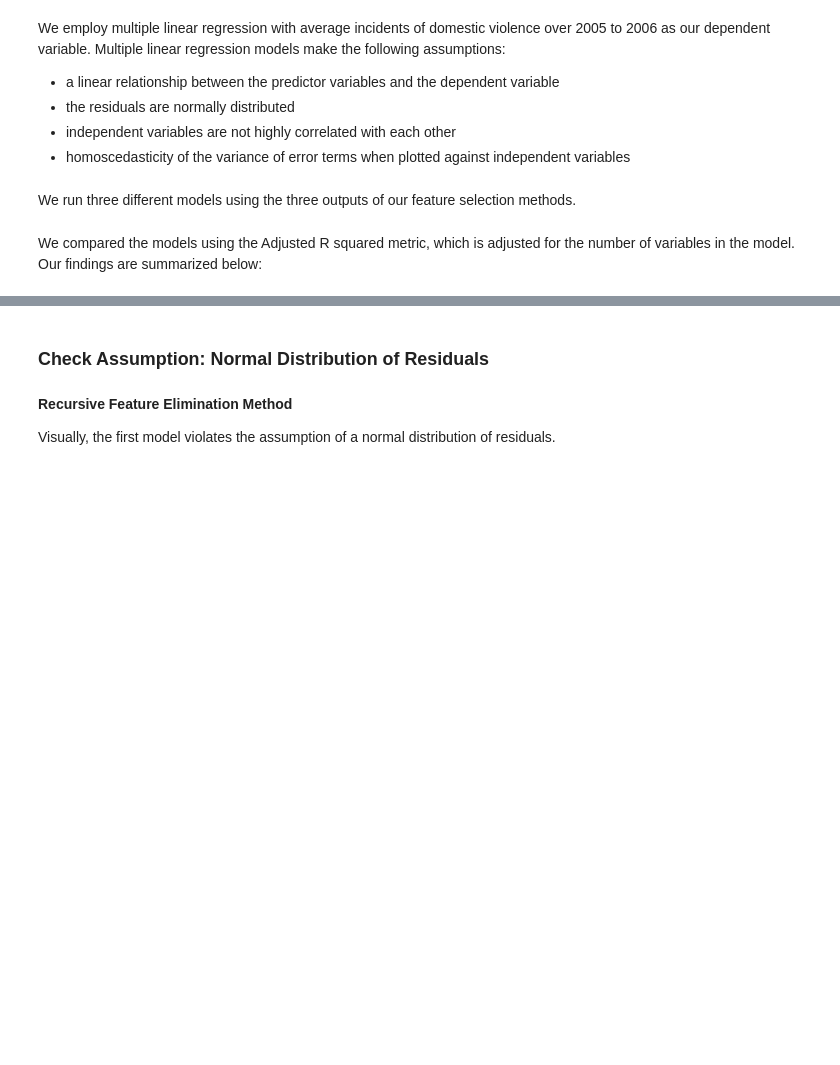
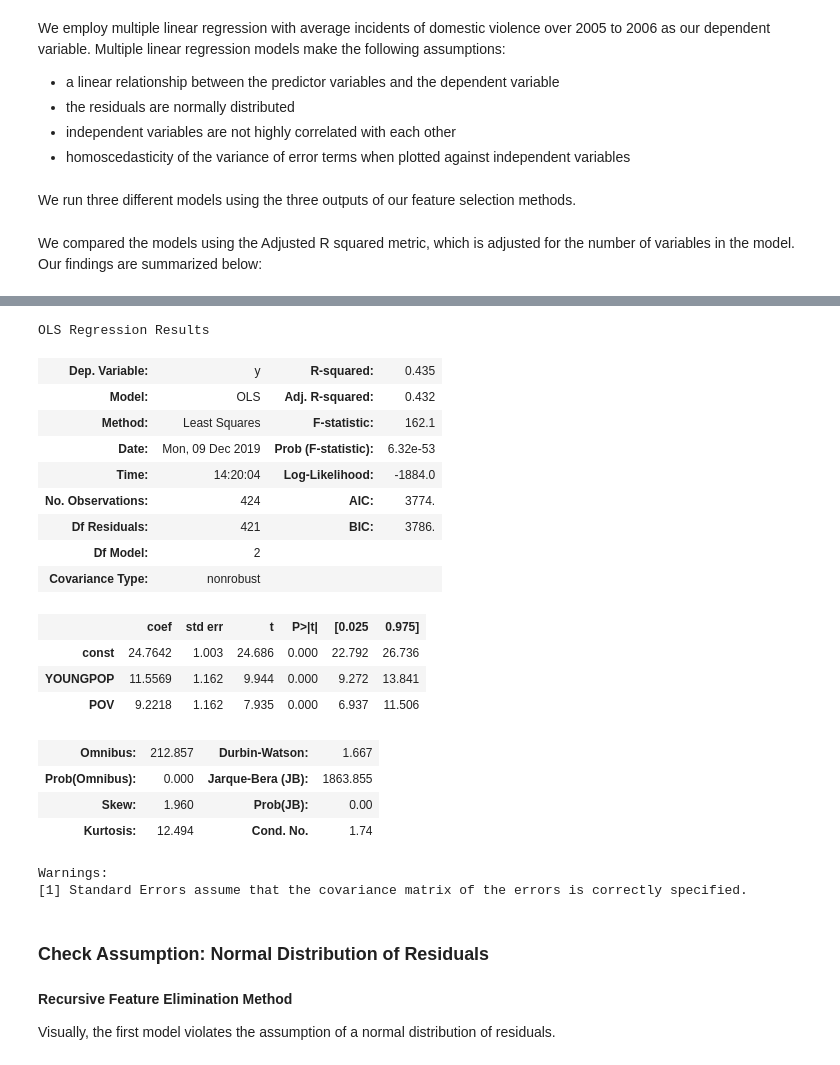
Before and after one commit to acl2171/regressionproj, a Jupyter notebook: notebooks/technical_notebook.ipynb, the cells around one changed output, grey strips where cells are left out. Drawn from its saved outputs; the diff is of its cells as text; code cells hidden in the pictures; blank space fills up the shorter version.

```diff
--- a/notebooks/technical_notebook.ipynb
+++ b/notebooks/technical_notebook.ipynb
@@ -173,6 +219,28 @@ resid_lasso = res_lasso.resid
 # %%
 res_forward = run_model(x_forward, np.array(y).reshape(-1,1))
 resid_forward = res_forward.resid
+res_forward.summary() #0.432
+# %% [output]
+OLS Regression Results
+| Dep. Variable: | y | R-squared: | 0.435 |
+| Model: | OLS | Adj. R-squared: | 0.432 |
+| Method: | Least Squares | F-statistic: | 162.1 |
+| Date: | Mon, 09 Dec 2019 | Prob (F-statistic): | 6.32e-53 |
+| Time: | 14:20:04 | Log-Likelihood: | -1884.0 |
+| No. Observations: | 424 | AIC: | 3774. |
+| Df Residuals: | 421 | BIC: | 3786. |
+| Df Model: | 2 |  |  |
+| Covariance Type: | nonrobust |  |  |
+|  | coef | std err | t | P>|t| | [0.025 | 0.975] |
+| const | 24.7642 | 1.003 | 24.686 | 0.000 | 22.792 | 26.736 |
+| YOUNGPOP | 11.5569 | 1.162 | 9.944 | 0.000 | 9.272 | 13.841 |
+| POV | 9.2218 | 1.162 | 7.935 | 0.000 | 6.937 | 11.506 |
+| Omnibus: | 212.857 | Durbin-Watson: | 1.667 |
+| Prob(Omnibus): | 0.000 | Jarque-Bera (JB): | 1863.855 |
+| Skew: | 1.960 | Prob(JB): | 0.00 |
+| Kurtosis: | 12.494 | Cond. No. | 1.74 |
+Warnings:
+[1] Standard Errors assume that the covariance matrix of the errors is correctly specified.
 # %% [markdown]
 ### Check Assumption: Normal Distribution of Residuals
 # %% [markdown]
```
Also changed, not shown: parts of 5 cells of this notebook.
